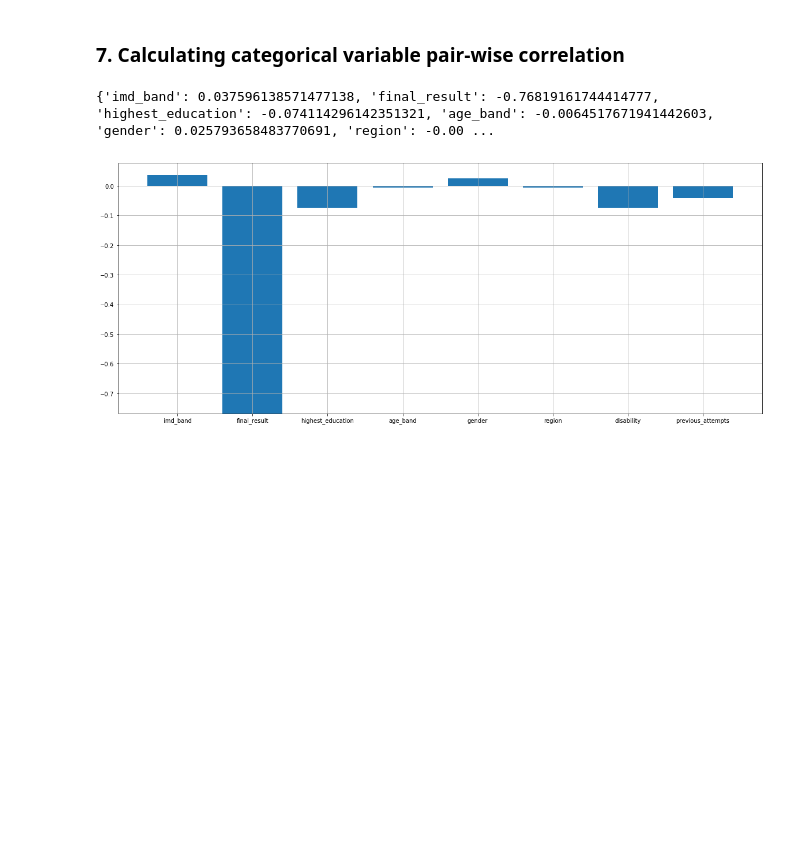
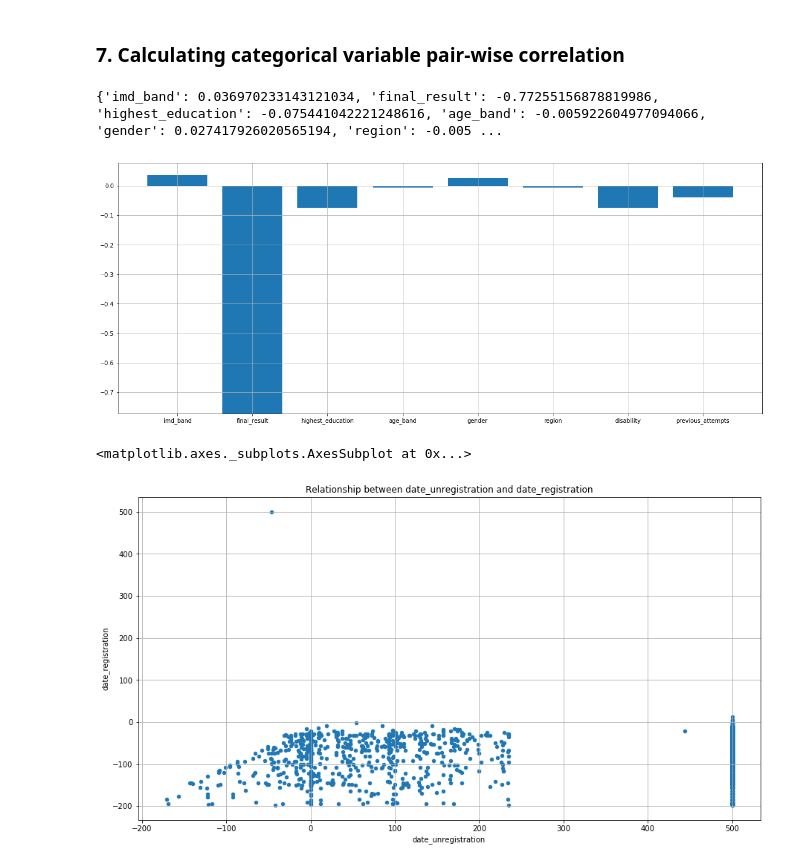
Before and after one commit to florence8627/OUModuleAnalytics, a Jupyter notebook: OpenLearningAnalytics.ipynb, the cells around one changed output. Drawn from its saved outputs; the diff is of its cells as text; code cells hidden in the pictures; blank space fills up the shorter version.

Commit message:
noise removed plots added

```diff
--- a/OpenLearningAnalytics.ipynb
+++ b/OpenLearningAnalytics.ipynb
@@ -236,0 +239,4 @@ Name: id_student, dtype: int64
+# %%
+noise1 = df_mergedInfoReg[df_mergedInfoReg['date_unregistration'].notnull()&(df_mergedInfoReg['final_result']!='Withdrawn')]
+noise2 = df_mergedInfoReg[(df_mergedInfoReg['date_unregistration'].isnull())&(df_mergedInfoReg['final_result']=='Withdrawn')]
+noise2
@@ -237,3 +262,6 @@ Name: id_student, dtype: int64
+# %%
+df_mergedInfoReg = df_mergedInfoReg.drop(noise1.index)
+df_mergedInfoReg = df_mergedInfoReg.drop(noise2.index)
 # %%
 df_mergedInfoReg['completion'] = np.isnan(df_mergedInfoReg['date_unregistration'])
 df_mergedInfoReg.head()
@@ -323,5 +352,12 @@ plt.bar(range(len(correlation)), correlation.values(), align='center')
 a=plt.xticks(range(len(correlation)), correlation.keys())
 plt.grid()
 # %% [output]
-{'imd_band': 0.037596138571477138, 'final_result': -0.76819161744414777, 'highest_education': -0.074114296142351321, 'age_band': -0.0064517671941442603, 'gender': 0.025793658483770691, 'region': -0.00 ...
+{'imd_band': 0.036970233143121034, 'final_result': -0.77255156878819986, 'highest_education': -0.075441042221248616, 'age_band': -0.005922604977094066, 'gender': 0.027417926020565194, 'region': -0.005 ...
 [figure]
+# %%
+%matplotlib inline
+AGp_prReplace = AGp_pr.fillna(500)
+AGp_prReplace.plot(kind="scatter",x="date_unregistration", y="date_registration",figsize=[15,8],grid=True,title="Relationship between date_unregistration and date_registration")
+# %% [output]
+<matplotlib.axes._subplots.AxesSubplot at 0x...>
+[figure, added]
```
Also changed, not shown: parts of 4 cells of this notebook, 10 other files.
